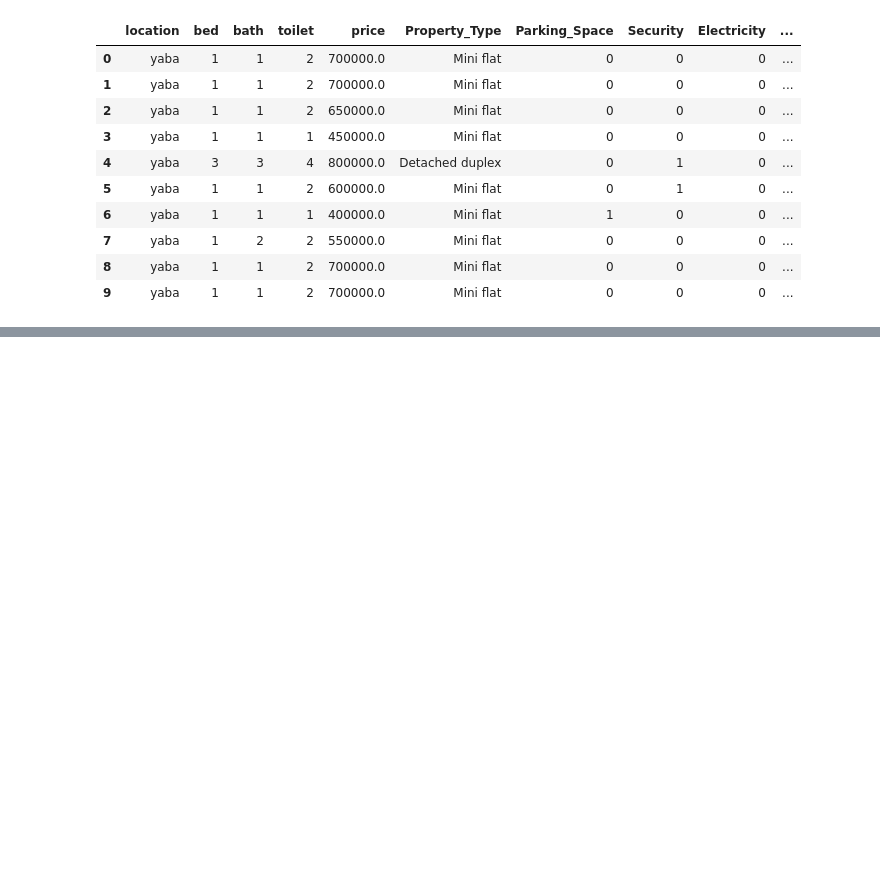
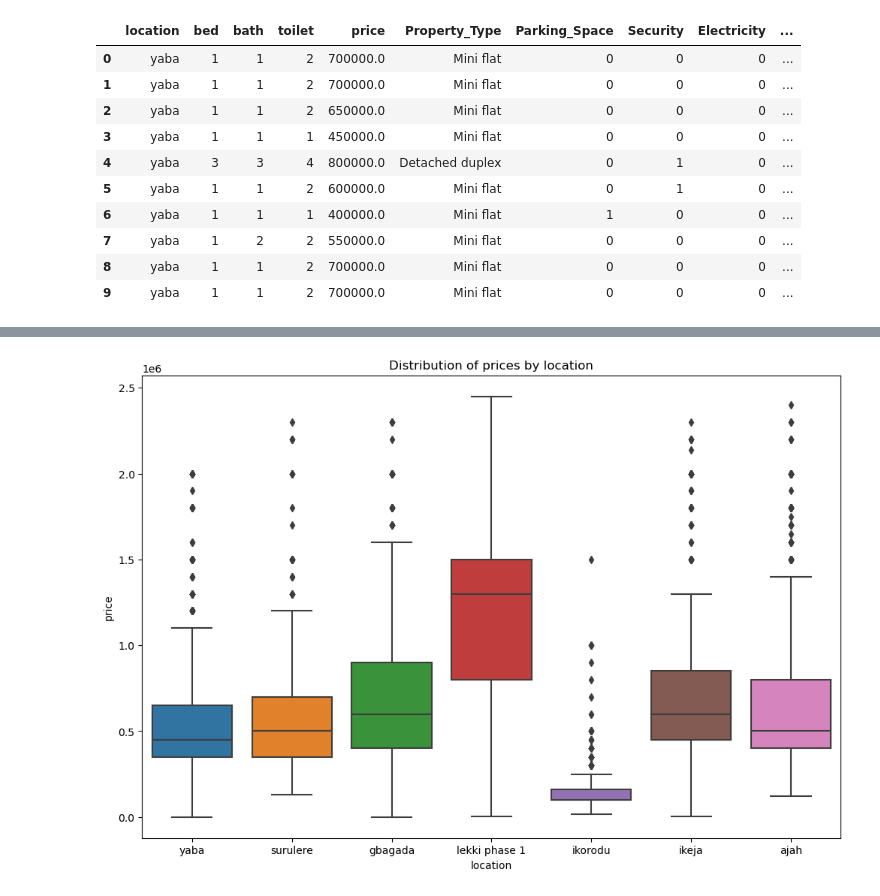
Before and after one commit to LoveRedemption/Lagos_House_prices, a Jupyter notebook: Lagos_House_prices.ipynb, the cells around one changed output, grey strips where cells are left out. Cells and saved outputs as stored; diff of their text form; code cells hidden in the pictures; blank space fills up the shorter version.

```diff
--- a/Lagos_House_prices.ipynb
+++ b/Lagos_House_prices.ipynb
@@ -23,0 +250,8 @@ df.head(10)
+# %%
+# view distribution of prices by location
+plt.figure(figsize = (12, 8))
+sns.boxplot(x = 'location', y = 'price', data = df)
+plt.title('Distribution of prices by location')
+plt.show()
+# %% [output]
+[figure, added]
```
Also changed, not shown: parts of 41 cells of this notebook, 7 other files.
